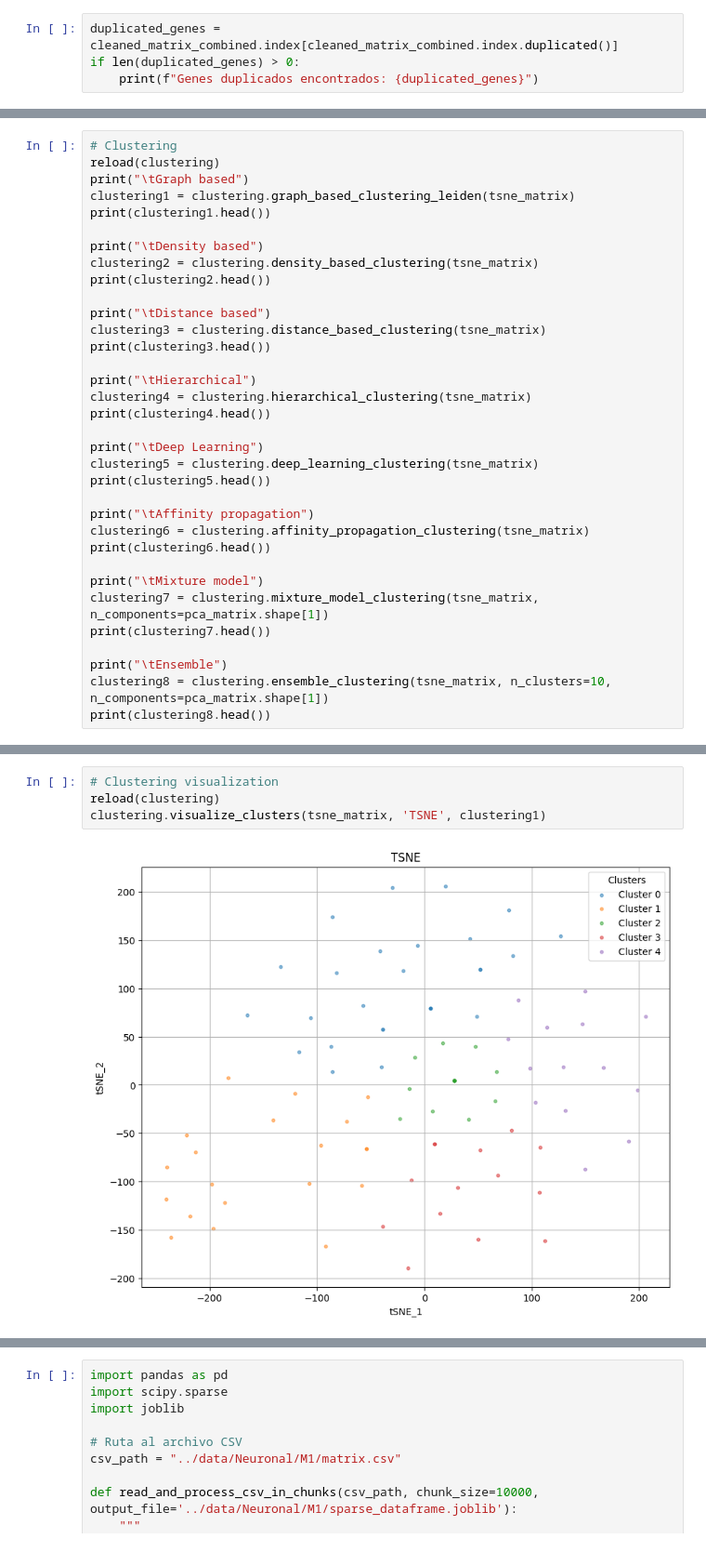
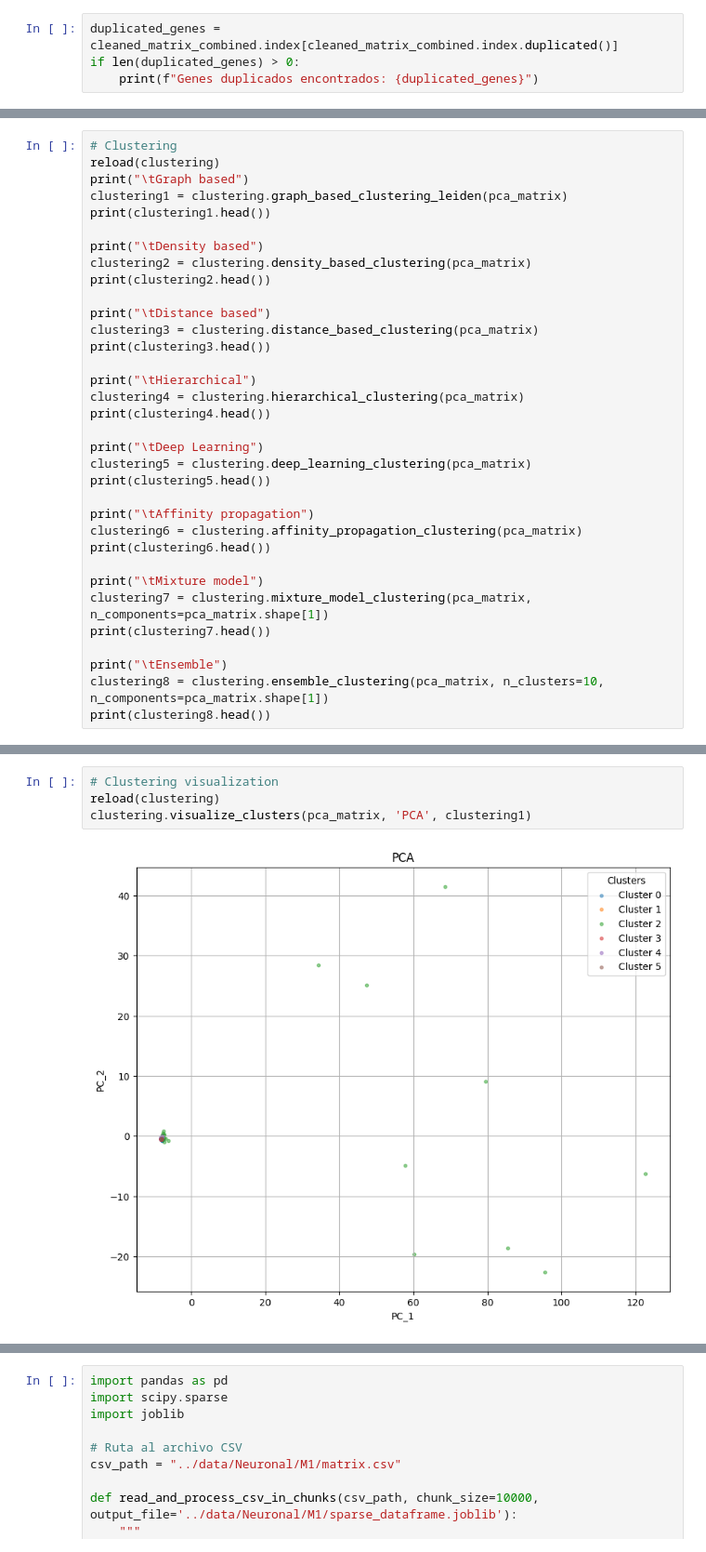
Before and after one commit to MarcosEsteve/scRNAseq_across_human_tissues, a Jupyter notebook: exploratory_analysis.ipynb, the cells around one changed output, grey strips where cells are left out. Shown at 93% size. Cells and saved outputs as stored; diff of their text form.

```diff
--- a/exploratory_analysis.ipynb
+++ b/exploratory_analysis.ipynb
@@ -247,35 +248,35 @@ dim_reduction.visualize_dim_reduction(tsne_matrix.iloc[:, :2], 't-SNE')
 # Clustering
 reload(clustering)
 print("\tGraph based")
-clustering1 = clustering.graph_based_clustering_leiden(tsne_matrix)
+clustering1 = clustering.graph_based_clustering_leiden(pca_matrix)
 print(clustering1.head())
 
 print("\tDensity based")
-clustering2 = clustering.density_based_clustering(tsne_matrix)
+clustering2 = clustering.density_based_clustering(pca_matrix)
 print(clustering2.head())
 
 print("\tDistance based")
-clustering3 = clustering.distance_based_clustering(tsne_matrix)
+clustering3 = clustering.distance_based_clustering(pca_matrix)
 print(clustering3.head())
 
 print("\tHierarchical")
-clustering4 = clustering.hierarchical_clustering(tsne_matrix)
+clustering4 = clustering.hierarchical_clustering(pca_matrix)
 print(clustering4.head())
 
 print("\tDeep Learning")
-clustering5 = clustering.deep_learning_clustering(tsne_matrix)
+clustering5 = clustering.deep_learning_clustering(pca_matrix)
 print(clustering5.head())
 
 print("\tAffinity propagation")
-clustering6 = clustering.affinity_propagation_clustering(tsne_matrix)
+clustering6 = clustering.affinity_propagation_clustering(pca_matrix)
 print(clustering6.head())
 
 print("\tMixture model")
-clustering7 = clustering.mixture_model_clustering(tsne_matrix, n_components=pca_matrix.shape[1])
+clustering7 = clustering.mixture_model_clustering(pca_matrix, n_components=pca_matrix.shape[1])
 print(clustering7.head())
 
 print("\tEnsemble")
-clustering8 = clustering.ensemble_clustering(tsne_matrix, n_clusters=10, n_components=pca_matrix.shape[1])
+clustering8 = clustering.ensemble_clustering(pca_matrix, n_clusters=10, n_components=pca_matrix.shape[1])
 print(clustering8.head())
 # %% [output]
         Graph based
@@ -298,9 +299,9 @@ dtype: int64
 # %%
 # Clustering visualization
 reload(clustering)
-clustering.visualize_clusters(tsne_matrix, 'TSNE', clustering1)
+clustering.visualize_clusters(pca_matrix, 'PCA', clustering1)
 # %% [output]
-[figure, old version]
+[figure, new version]
 # %%
 # Cell identification
 reload(cell_identification)
```
Also changed, not shown: parts of 5 cells of this notebook, 4 other files.
